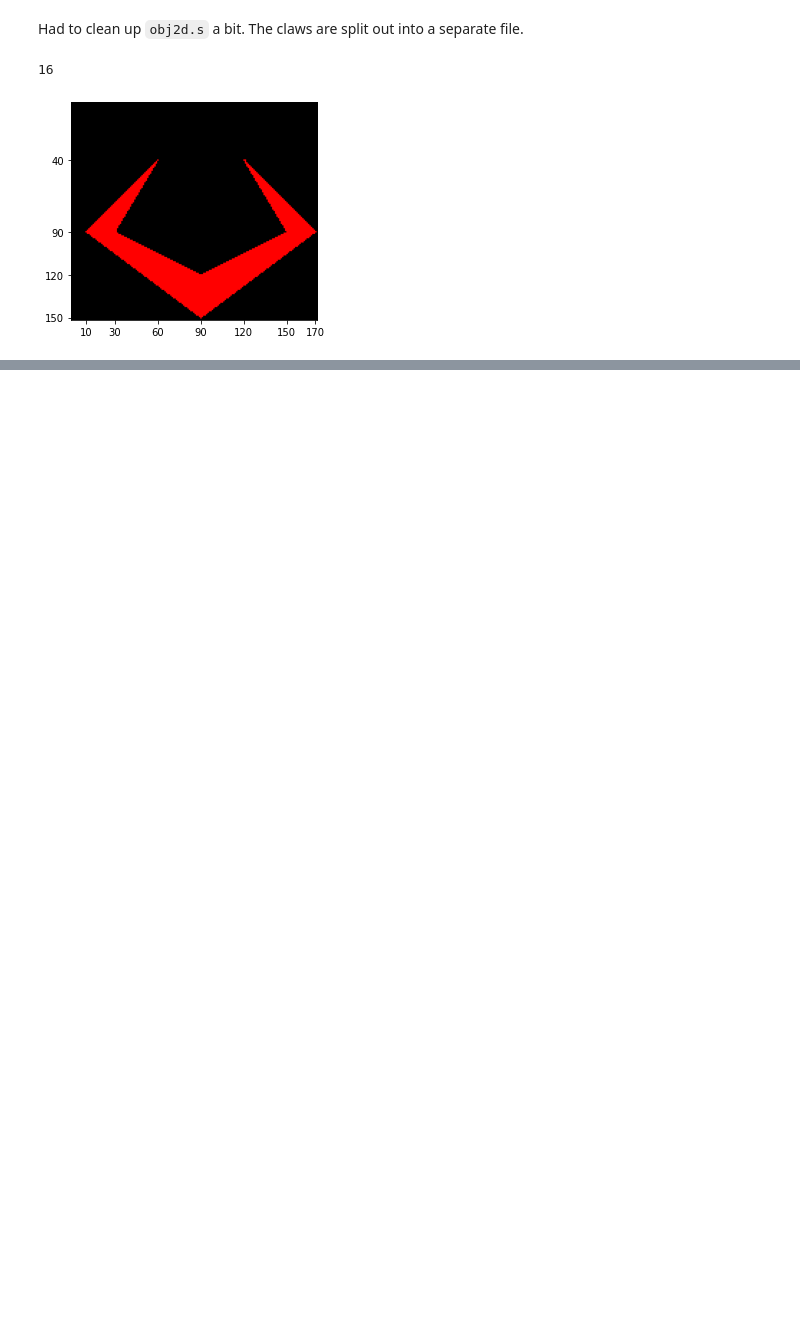
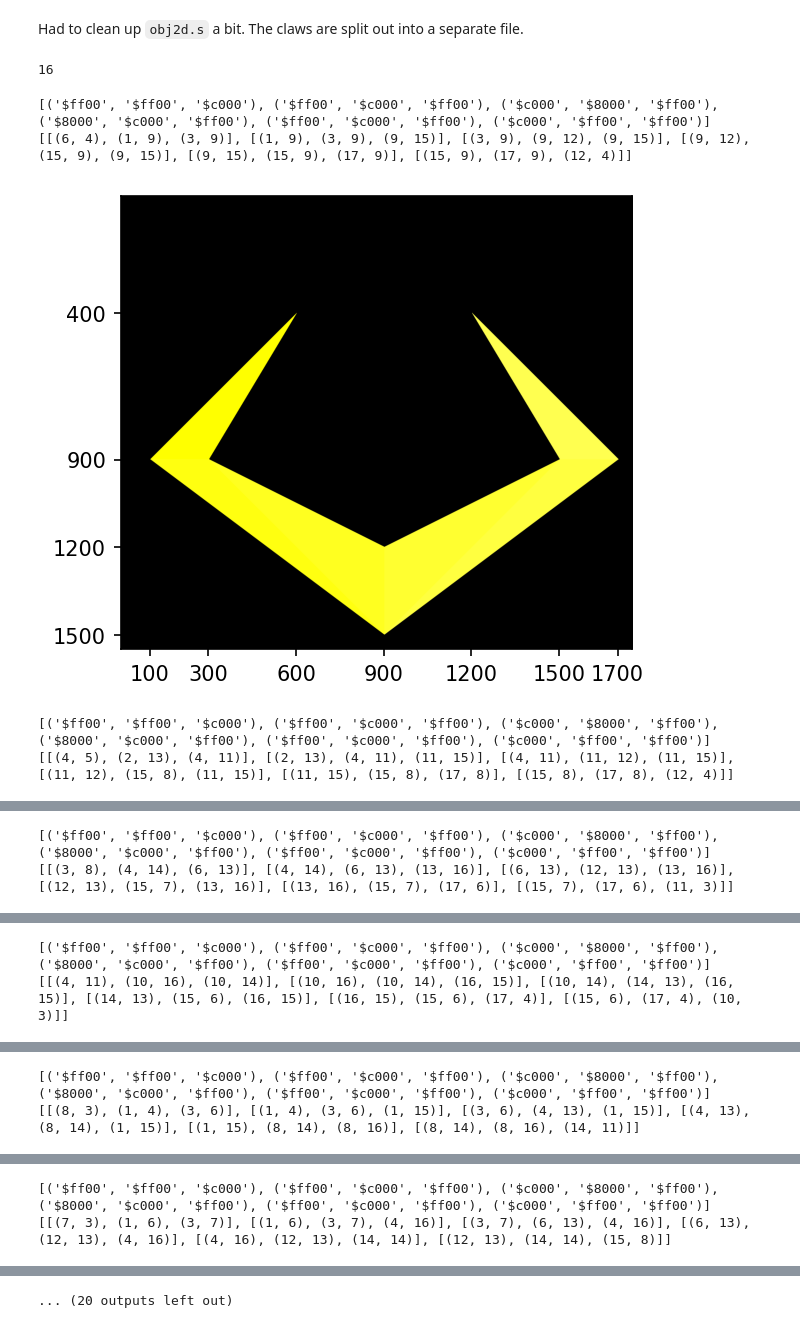
Before and after one commit to mwenge/TempestVsTempest, a Jupyter notebook: notebooks/Render all claws in ob2d.s.ipynb, the cells around one changed output, grey strips where cells are left out. Saved outputs shown, nothing was run; the diff lists cells and outputs as text; code cells hidden in the pictures; blank space fills up the shorter version.

```diff
--- a/notebooks/Render all claws in ob2d.s.ipynb
+++ b/notebooks/Render all claws in ob2d.s.ipynb
@@ -45,31 +45,41 @@ flatten = lambda l: [e for sublist in l for e in sublist]
 # %%
 from PIL import Image,ImageDraw
 import matplotlib.pyplot as plt
 import matplotlib.patches as patches
-no_faces, colors, intensities, vertices = poly_data[8]
 
-# Scale the vertices up * 10 so we get a decent size image.
-scaled_vertices = [
-    [(x*10,y*10) for (x,y) in verts]
-    for verts in vertices
-]
+plt.rcParams['figure.dpi'] = 150
 
-# Get the xs and ys so we can use them in our dimensions
+for pd in poly_data:
+    no_faces, colors, intensities, vertices = pd
+    print(intensities)
+    print(vertices)
 
-xs = [x for (x,y) in flatten(scaled_vertices)]
-ys = [y for (x,y) in flatten(scaled_vertices)]
+    # Scale the vertices up * 10 so we get a decent size image.
+    scaled_vertices = [
+        [(x*100,y*100) for (x,y) in verts]
+        for verts in vertices
+    ]
 
-im = Image.new('RGB', (max(xs)+2, max(ys)+2))
-draw = ImageDraw.Draw(im)
+    # Get the xs and ys so we can use them in our dimensions
 
-for vertex in scaled_vertices:
-    draw.polygon(vertex, fill = (255,0,0))
-fig, ax = plt.subplots()
-ax.imshow(im)
+    xs = [x for (x,y) in flatten(scaled_vertices)]
+    ys = [y for (x,y) in flatten(scaled_vertices)]
 
-# Only use the vertices for ticks in our graph
-plt.xticks(list(sorted(set(xs))))
-plt.yticks(list(sorted(set(ys))))
-plt.show()
+    im = Image.new('RGB', (max(xs)+50, max(ys)+50))
+    draw = ImageDraw.Draw(im)
+
+    for i,vertex in enumerate(scaled_vertices):
+        draw.polygon(vertex, fill = f"#FFFF{i}0")
+    fig, ax = plt.subplots()
+    ax.imshow(im)
+
+    # Only use the vertices for ticks in our graph
+    plt.xticks(list(sorted(set(xs))))
+    plt.yticks(list(sorted(set(ys))))
+    plt.show()
 # %% [output]
+[('$ff00', '$ff00', '$c000'), ('$ff00', '$c000', '$ff00'), ('$c000', '$8000', '$ff00'), ('$8000', '$c000', '$ff00'), ('$ff00', '$c000', '$ff00'), ('$c000', '$ff00', '$ff00')]
+[[(6, 4), (1, 9), (3, 9)], [(1, 9), (3, 9), (9, 15)], [(3, 9), (9, 12), (9, 15)], [(9, 12), (15, 9), (9, 15)], [(9, 15), (15, 9), (17, 9)], [(15, 9), (17, 9), (12, 4)]]
-[figure, old version]
+[figure, new version]
+[('$ff00', '$ff00', '$c000'), ('$ff00', '$c000', '$ff00'), ('$c000', '$8000', '$ff00'), ('$8000', '$c000', '$ff00'), ('$ff00', '$c000', '$ff00'), ('$c000', '$ff00', '$ff00')]
+[[(4, 5), (2, 13), (4, 11)], [(2, 13), (4, 11), (11, 15)], [(4, 11), (11, 12), (11, 15)], [(11, 12), (15, 8), (11, 15)], [(11, 15), (15, 8), (17, 8)], [(15, 8), (17, 8), (12, 4)]]
@@ -75,0 +87,2 @@ plt.show()
+[('$ff00', '$ff00', '$c000'), ('$ff00', '$c000', '$ff00'), ('$c000', '$8000', '$ff00'), ('$8000', '$c000', '$ff00'), ('$ff00', '$c000', '$ff00'), ('$c000', '$ff00', '$ff00')]
+[[(3, 8), (4, 14), (6, 13)], [(4, 14), (6, 13), (13, 16)], [(6, 13), (12, 13), (13, 16)], [(12, 13), (15, 7), (13, 16)], [(13, 16), (15, 7), (17, 6)], [(15, 7), (17, 6), (11, 3)]]
@@ -75,0 +90,2 @@ plt.show()
+[('$ff00', '$ff00', '$c000'), ('$ff00', '$c000', '$ff00'), ('$c000', '$8000', '$ff00'), ('$8000', '$c000', '$ff00'), ('$ff00', '$c000', '$ff00'), ('$c000', '$ff00', '$ff00')]
+[[(4, 11), (10, 16), (10, 14)], [(10, 16), (10, 14), (16, 15)], [(10, 14), (14, 13), (16, 15)], [(14, 13), (15, 6), (16, 15)], [(16, 15), (15, 6), (17, 4)], [(15, 6), (17, 4), (10, 3)]]
@@ -75,0 +93,2 @@ plt.show()
+[('$ff00', '$ff00', '$c000'), ('$ff00', '$c000', '$ff00'), ('$c000', '$8000', '$ff00'), ('$8000', '$c000', '$ff00'), ('$ff00', '$c000', '$ff00'), ('$c000', '$ff00', '$ff00')]
+[[(8, 3), (1, 4), (3, 6)], [(1, 4), (3, 6), (1, 15)], [(3, 6), (4, 13), (1, 15)], [(4, 13), (8, 14), (1, 15)], [(1, 15), (8, 14), (8, 16)], [(8, 14), (8, 16), (14, 11)]]
@@ -75,0 +96,2 @@ plt.show()
+[('$ff00', '$ff00', '$c000'), ('$ff00', '$c000', '$ff00'), ('$c000', '$8000', '$ff00'), ('$8000', '$c000', '$ff00'), ('$ff00', '$c000', '$ff00'), ('$c000', '$ff00', '$ff00')]
+[[(7, 3), (1, 6), (3, 7)], [(1, 6), (3, 7), (4, 16)], [(3, 7), (6, 13), (4, 16)], [(6, 13), (12, 13), (4, 16)], [(4, 16), (12, 13), (14, 14)], [(12, 13), (14, 14), (15, 8)]]
@@ -75,0 +99 @@ plt.show()
+... (20 outputs left out)
```
Also changed, not shown: parts of 1 cell of this notebook, 3 other files.
